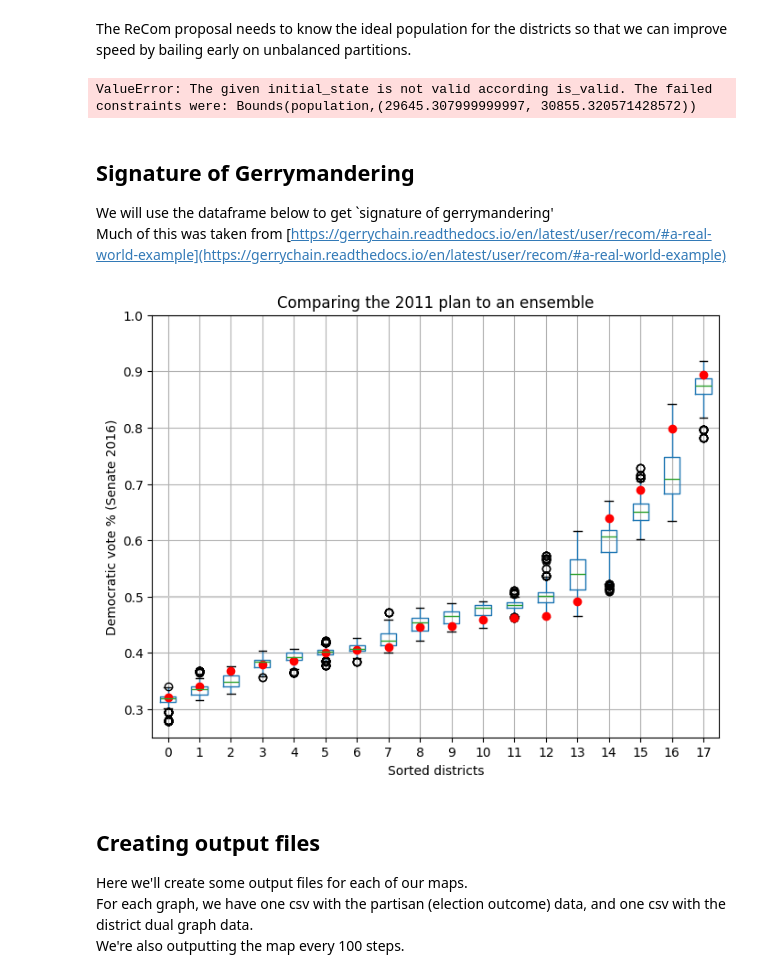
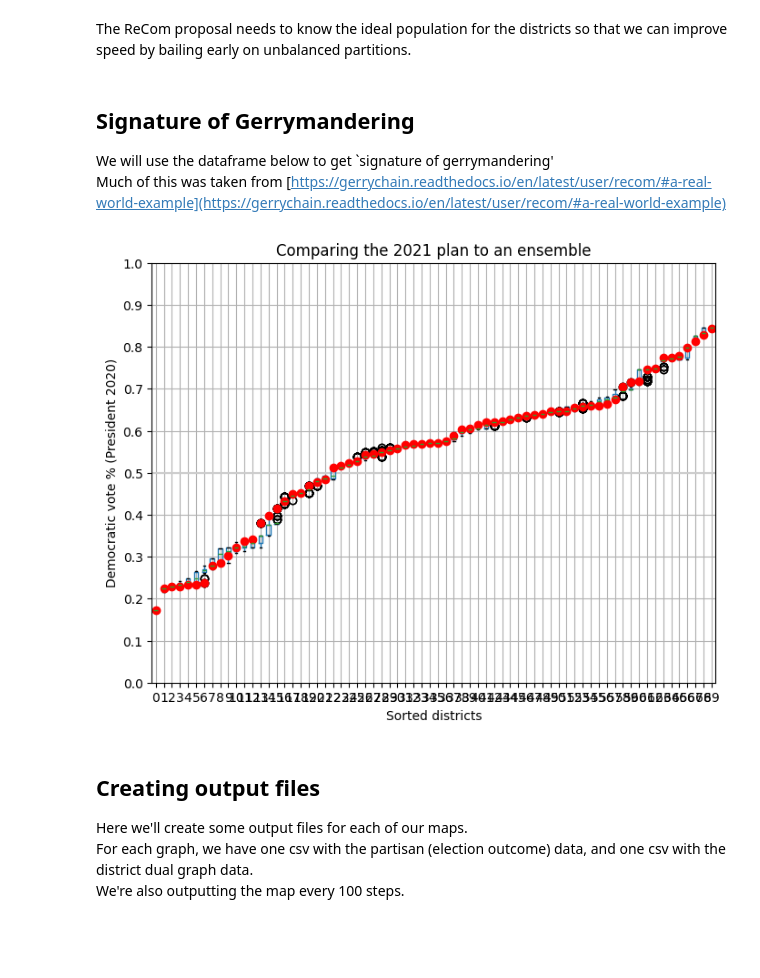
Before and after one commit to PaulMares/NMHouse, a Jupyter notebook: NM_recom.ipynb, the cells around one changed output. Drawn from its saved outputs; the diff is of its cells as text; code cells hidden in the pictures; blank space fills up the shorter version.

```diff
--- a/NM_recom.ipynb
+++ b/NM_recom.ipynb
@@ -70,7 +72,7 @@ my_updaters.update(election_updaters)
 # %%
 initial_partition = GeographicPartition(graph,
                                         assignment= "SACD",
-                                        updaters=my_updaters)
+                                        updaters=my_updaters,)
 # %% [markdown]
 The ReCom proposal needs to know the ideal population for the districts so that we can improve speed by bailing early on unbalanced partitions.
 # %%
@@ -79,8 +81,8 @@ ideal_population = sum(initial_partition["population"].values()) / len(initial_p
 proposal = partial(recom,
                    pop_col="TOTPOP",
                    pop_target=ideal_population,
-                   epsilon=0.50,
+                   epsilon=0.10,
                    node_repeats=2
-                  )
+                   )
 # %%
 compactness_bound = constraints.UpperBound(
@@ -89,19 +91,17 @@ compactness_bound = constraints.UpperBound(
 )
 # %%
-pop_constraint = constraints.within_percent_of_ideal_population(initial_partition, 0.02)
+pop_constraint = constraints.within_percent_of_ideal_population(initial_partition, 0.12)
 # %%
 chain = MarkovChain(
-    proposal=proposal,
-    constraints=[
-        pop_constraint,
-        compactness_bound
-    ],
-    accept=accept.always_accept,
-    initial_state=initial_partition,
-    total_steps=total_steps_in_run
-    )
+	proposal=proposal,
+	constraints=[
+		pop_constraint,
+		compactness_bound
+	],
+	accept=accept.always_accept,
+	initial_state=initial_partition,
+	total_steps=total_steps_in_run
+)
-# %% [output]
-ValueError: The given initial_state is not valid according is_valid. The failed constraints were: Bounds(population,(29645.307999999997, 30855.320571428572))
 # %% [markdown]
 ## Signature of Gerrymandering
 
@@ -109,31 +109,31 @@ We will use the dataframe below to get `signature of gerrymandering'<br>
 Much of this was taken from [https://gerrychain.readthedocs.io/en/latest/user/recom/#a-real-world-example](https://gerrychain.readthedocs.io/en/latest/user/recom/#a-real-world-example)
 # %%
 data = pd.DataFrame(
-    sorted(partition["SEN16"].percents("Democratic"))
-    for partition in chain.with_progress_bar()
+	sorted(partition["Pres_2020"].percents("Democratic"))
+	for partition in chain.with_progress_bar()
 )
 # %%
 fig, ax = plt.subplots(figsize=(8, 6))
 
 # Draw 50% line
 ax.axhline(0.5, color="#cccccc")
 
 # Draw boxplot
 data.boxplot(ax=ax, positions=range(len(data.columns)))
 
 # Draw initial plan's Democratic vote %s (.iloc[0] gives the first row, which corresponds to the initial plan)
 plt.plot(data.iloc[0], "ro")
 
 # Annotate
-ax.set_title("Comparing the 2011 plan to an ensemble")
-ax.set_ylabel("Democratic vote % (Senate 2016)")
+ax.set_title("Comparing the 2021 plan to an ensemble")
+ax.set_ylabel("Democratic vote % (President 2020)")
 ax.set_xlabel("Sorted districts")
 ax.set_ylim(0.25, 1)
-ax.set_yticks([0.3, 0.4, 0.5, 0.6, 0.7, 0.8, 0.9, 1])
-plt.savefig('PAbox_plotSen2016.png')
+ax.set_yticks([0.0, 0.1, 0.2, 0.3, 0.4, 0.5, 0.6, 0.7, 0.8, 0.9, 1])
+plt.savefig('NMbox_plotPres2020.png')
 plt.show()
 # %% [output]
-[figure, old version]
+[figure, new version]
 # %% [markdown]
 ## Creating output files
 
```
Also changed, not shown: parts of 8 cells of this notebook.
